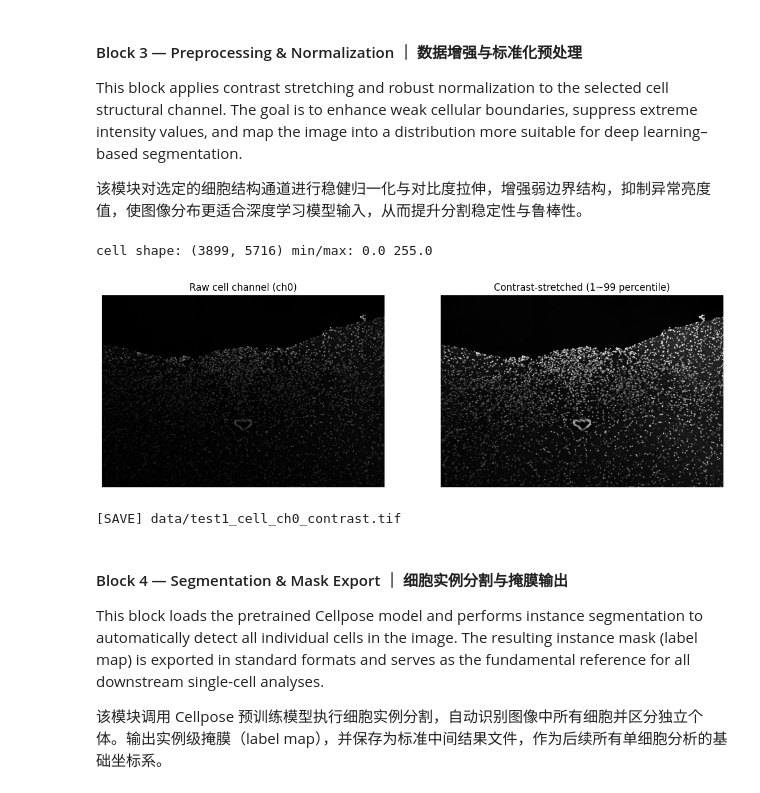
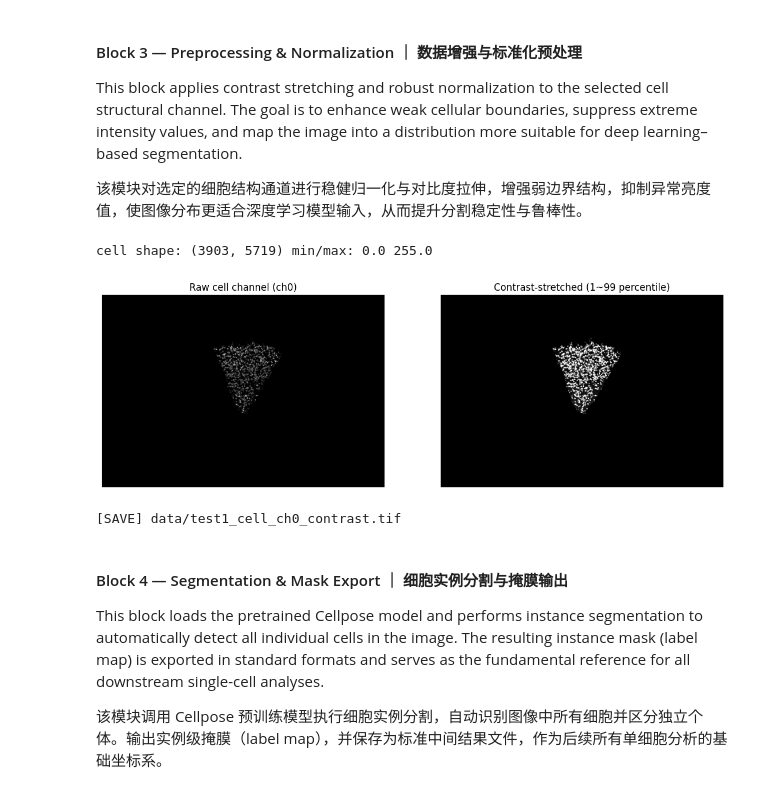
Before and after one commit to AllenWn/cocofluo, a Jupyter notebook: pipeline/cocofluo.ipynb, the cells around one changed output. Saved outputs shown, nothing was run; the diff lists cells and outputs as text; code cells hidden in the pictures.

```diff
--- a/pipeline/cocofluo.ipynb
+++ b/pipeline/cocofluo.ipynb
@@ -98,35 +98,35 @@ This block applies contrast stretching and robust normalization to the selected
 # %%
 import numpy as np
 import matplotlib.pyplot as plt
 from cellpose import io
 
-MY_IMAGE_PATH = "data/test1.tif"
+MY_IMAGE_PATH = "data/test2.tif"
 img = io.imread(MY_IMAGE_PATH)
 
 cell = img[0].astype(np.float32)   # 第0层是cell
 print("cell shape:", cell.shape, "min/max:", cell.min(), cell.max())
 
 p1, p99 = np.percentile(cell, (1, 99))
 cell_norm = np.clip((cell - p1) / (p99 - p1 + 1e-8), 0, 1)
 
 plt.figure(figsize=(14,6))
 plt.subplot(1,2,1)
 plt.imshow(cell, cmap="gray")
 plt.title("Raw cell channel (ch0)")
 plt.axis("off")
 
 plt.subplot(1,2,2)
 plt.imshow(cell_norm, cmap="gray")
 plt.title("Contrast-stretched (1~99 percentile)")
 plt.axis("off")
 plt.show()
 
 save_path = os.path.join("data", "test1_cell_ch0_contrast.tif")
 io.imsave(save_path, (cell_norm * 255).astype(np.uint8))
 print("[SAVE]", save_path)
 # %% [output]
-cell shape: (3899, 5716) min/max: 0.0 255.0
+cell shape: (3903, 5719) min/max: 0.0 255.0
-[figure, old version]
+[figure, new version]
 [SAVE] data/test1_cell_ch0_contrast.tif
 # %% [markdown]
 #### Block 4 — Segmentation & Mask Export ｜ 细胞实例分割与掩膜输出
```
Also changed, not shown: parts of 11 cells of this notebook, 12 other files.
